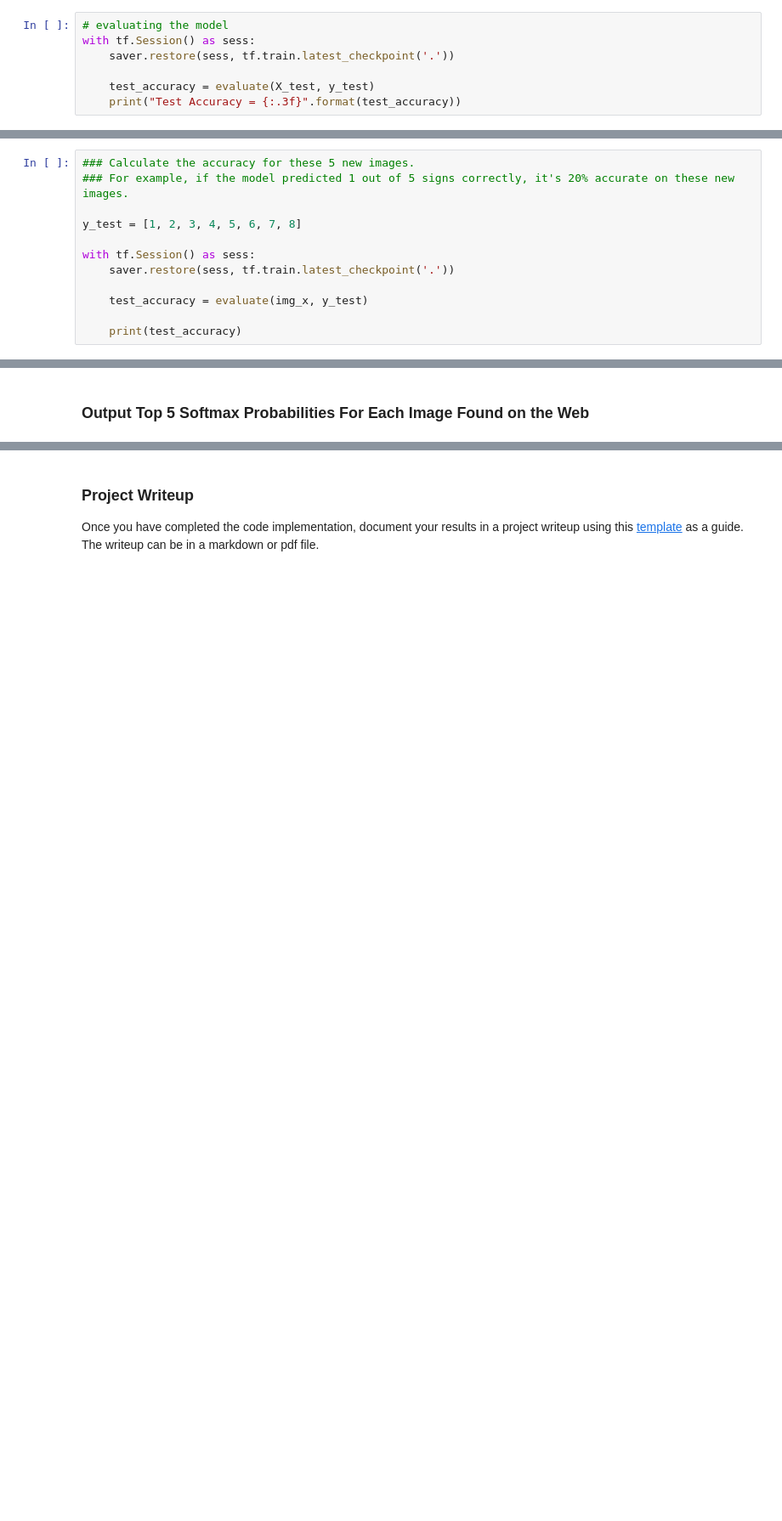
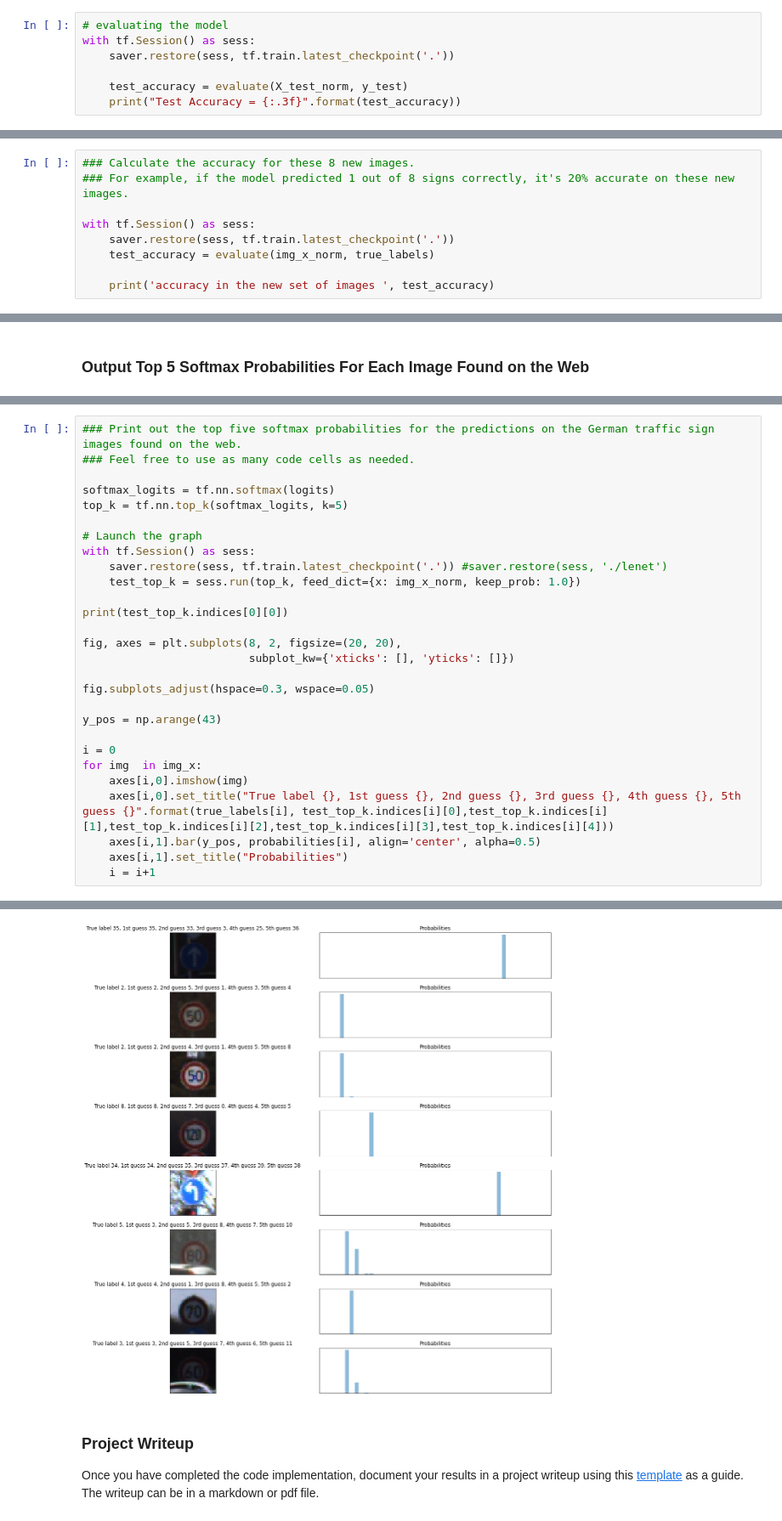
Before and after one commit to chinitaberrio/-Project_3_SDC_nanodegree-, a Jupyter notebook: Traffic_Sign_Classifier.ipynb, the cells around one changed output, grey strips where cells are left out. Shown: that part at 85% size. Cells and saved outputs as stored; diff of their text form; blank space fills up the shorter version.

```diff
--- a/Traffic_Sign_Classifier.ipynb
+++ b/Traffic_Sign_Classifier.ipynb
@@ -362,5 +467,5 @@ with tf.Session() as sess:
 with tf.Session() as sess:
     saver.restore(sess, tf.train.latest_checkpoint('.'))
 
-    test_accuracy = evaluate(X_test, y_test)
+    test_accuracy = evaluate(X_test_norm, y_test)
     print("Test Accuracy = {:.3f}".format(test_accuracy))
@@ -408,14 +534,11 @@ with tf.Session() as sess:
 # %% [markdown]
 ### Analyze Performance
 # %%
-### Calculate the accuracy for these 5 new images.
-### For example, if the model predicted 1 out of 5 signs correctly, it's 20% accurate on these new images.
-
-y_test = [1, 2, 3, 4, 5, 6, 7, 8]
+### Calculate the accuracy for these 8 new images.
+### For example, if the model predicted 1 out of 8 signs correctly, it's 20% accurate on these new images.
 
 with tf.Session() as sess:
     saver.restore(sess, tf.train.latest_checkpoint('.'))
+    test_accuracy = evaluate(img_x_norm, true_labels)
 
-    test_accuracy = evaluate(img_x, y_test)
-
-    print(test_accuracy)
+    print('accuracy in the new set of images ', test_accuracy)
@@ -464,0 +588,29 @@ Looking just at the first row we get `[ 0.34763842,  0.24879643,  0.12789202]`,
+# %%
+### Print out the top five softmax probabilities for the predictions on the German traffic sign images found on the web.
+### Feel free to use as many code cells as needed.
+
+softmax_logits = tf.nn.softmax(logits)
+top_k = tf.nn.top_k(softmax_logits, k=5)
+
+# Launch the graph
+with tf.Session() as sess:
+    saver.restore(sess, tf.train.latest_checkpoint('.')) #saver.restore(sess, './lenet')
+    test_top_k = sess.run(top_k, feed_dict={x: img_x_norm, keep_prob: 1.0})
+
+print(test_top_k.indices[0][0])
+
+fig, axes = plt.subplots(8, 2, figsize=(20, 20),
+                         subplot_kw={'xticks': [], 'yticks': []})
+
+fig.subplots_adjust(hspace=0.3, wspace=0.05)
+
+y_pos = np.arange(43)
+
+i = 0
+for img  in img_x:
+    axes[i,0].imshow(img)
+    axes[i,0].set_title("True label {}, 1st guess {}, 2nd guess {}, 3rd guess {}, 4th guess {}, 5th guess {}".format(true_labels[i], test_top_k.indices[i][0],test_top_k.indices[i][1],test_top_k.indices[i][2],test_top_k.indices[i][3],test_top_k.indices[i][4]))
+    axes[i,1].bar(y_pos, probabilities[i], align='center', alpha=0.5)
+    axes[i,1].set_title("Probabilities")
+    i = i+1
+# %% [output]
@@ -465,3 +619,4 @@ Looking just at the first row we get `[ 0.34763842,  0.24879643,  0.12789202]`,
+[figure, added]
 # %% [markdown]
 ### Project Writeup
 
```
Also changed, not shown: parts of 18 cells of this notebook, 12 other files.
